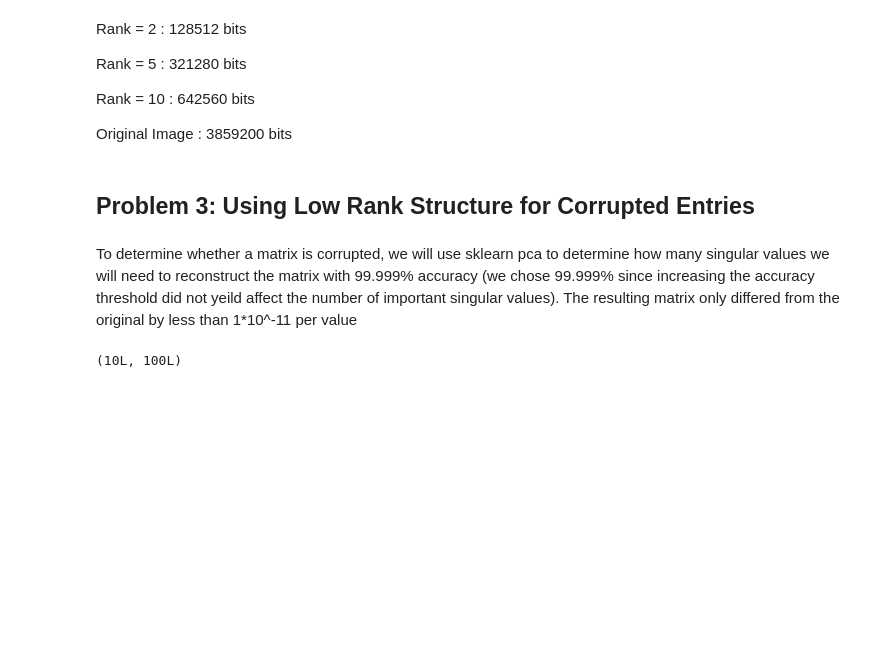
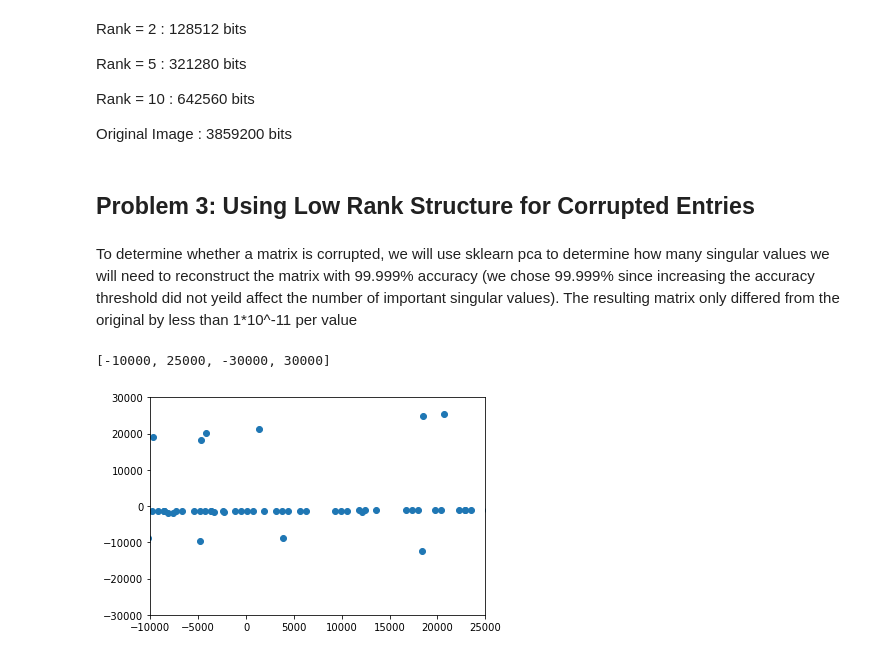
Before and after one commit to carolineeeyao/DSLAB, a Jupyter notebook: Lab4/Lab4.ipynb, the cells around one changed output. Cells and saved outputs as stored; diff of their text form; code cells hidden in the pictures; blank space fills up the shorter version.

```diff
--- a/Lab4/Lab4.ipynb
+++ b/Lab4/Lab4.ipynb
@@ -145,11 +145,10 @@ To determine whether a matrix is corrupted, we will use sklearn pca to determine
 # %%
 corrMat1 = np.genfromtxt('inputs/CorrMat1.csv', delimiter=',')
 from sklearn.decomposition import PCA
-pca = PCA(n_components=.99999,svd_solver='full')
-transformedMat1 =  pca.fit_transform(corrMat1)
-uncorrMat1 = pca.inverse_transform(transformedMat1)
-np.set_printoptions(threshold='nan')
-# print np.around(uncorrMat1-corrMat1,decimals=12)
-print (pca.components_.shape)
+pca = PCA(n_components=2)
+transformed = pca.fit_transform(corrMat1)
+plt.scatter(transformed[:,0],transformed[:,1])
+plt.axis([-10000, 25000, -30000, 30000])
 # %% [output]
-(10L, 100L)
+[-10000, 25000, -30000, 30000]
+[figure, added]
```
Also changed, not shown: parts of 6 cells of this notebook.
